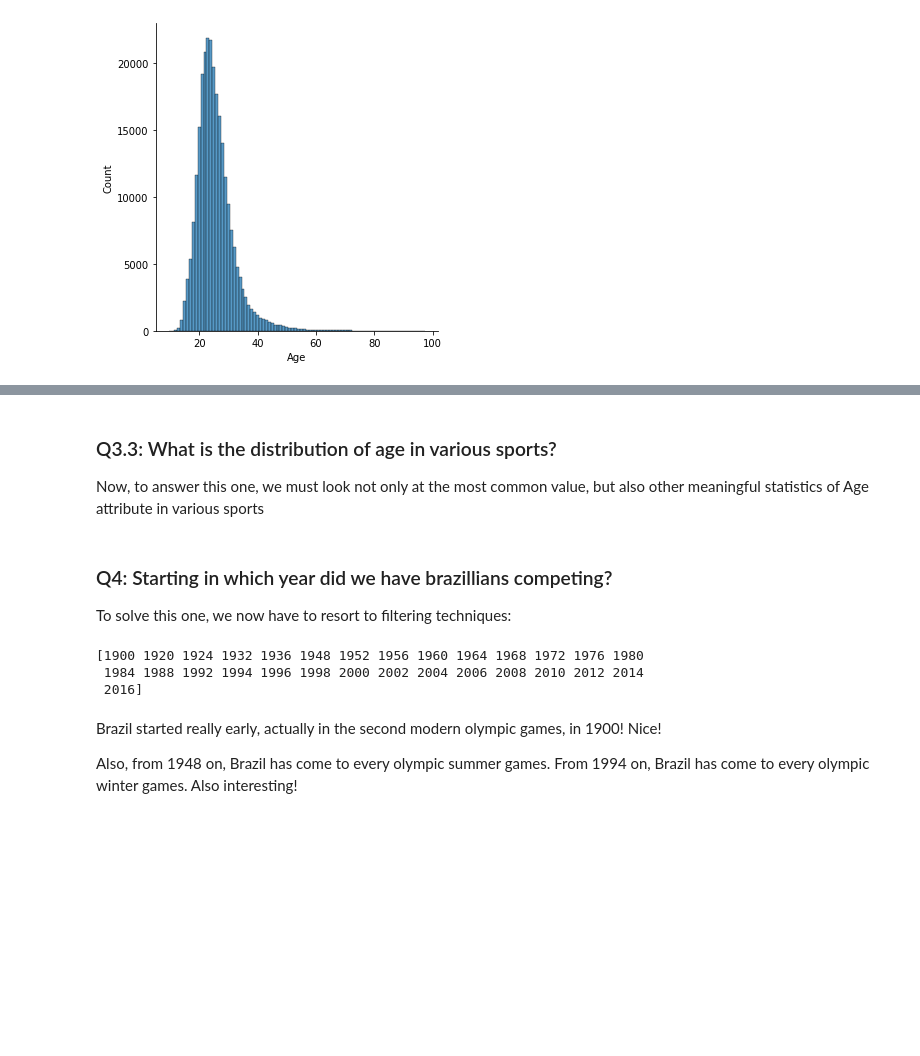
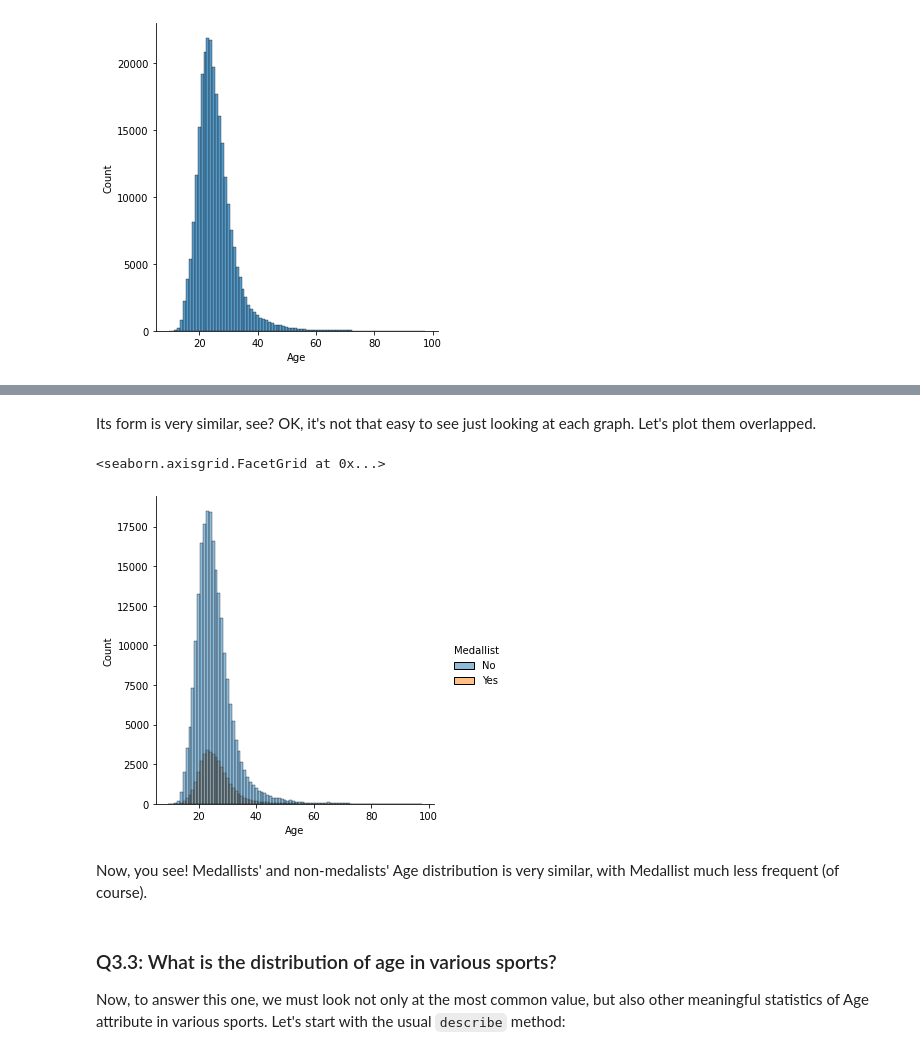
Before and after one commit to llrt/eda-athletes-py, a Jupyter notebook: eda.ipynb, the cells around one changed output, grey strips where cells are left out. Cells and saved outputs as stored; diff of their text form; code cells hidden in the pictures; blank space fills up the shorter version.

```diff
--- a/eda.ipynb
+++ b/eda.ipynb
@@ -175,19 +202,16 @@ So, this brief analysis confirm that, in general, most athletes are very young w
+# %% [markdown]
+Its form is very similar, see? OK, it's not that easy to see just looking at each graph. Let's plot them overlapped.
+# %%
+mod_df = df.assign(Medallist=["Yes" if Medal in ("Gold", "Silver", "Bronze") else "No" for Medal in df.Medal ])[["Age", "Medallist"]] # compute a new column "Medallist" telling if athlete was or not a medalist (regardless of whic medal it achieved)
+
+
+sns.displot(mod_df, x="Age", hue ="Medallist", discrete=True)
+# %% [output]
+<seaborn.axisgrid.FacetGrid at 0x...>
+[figure, added]
+# %% [markdown]
+Now, you see! Medallists' and non-medalists' Age distribution is very similar, with Medallist much less frequent (of course).
 # %% [markdown]
 ### Q3.3: What is the distribution of age in various sports?
 
-Now, to answer this one, we must look not only at the most common value, but also other meaningful statistics of Age attribute in various sports
+Now, to answer this one, we must look not only at the most common value, but also other meaningful statistics of Age attribute in various sports. Let's start with the usual `describe` method:
-# %% [markdown]
-### Q4: Starting in which year did we have brazillians competing?
-
-To solve this one, we now have to resort to filtering techniques:
-# %%
-brazil_competitions = np.sort(df.query('Team=="Brazil"')['Year'].unique())
-print(brazil_competitions)
-# %% [output]
-[1900 1920 1924 1932 1936 1948 1952 1956 1960 1964 1968 1972 1976 1980
- 1984 1988 1992 1994 1996 1998 2000 2002 2004 2006 2008 2010 2012 2014
- 2016]
-# %% [markdown]
-Brazil started really early, actually in the second modern olympic games, in 1900! Nice!
-
-Also, from 1948 on, Brazil has come to every olympic summer games. From 1994 on, Brazil has come to every olympic winter games. Also interesting!
```
Also changed, not shown: parts of 19 cells of this notebook.
